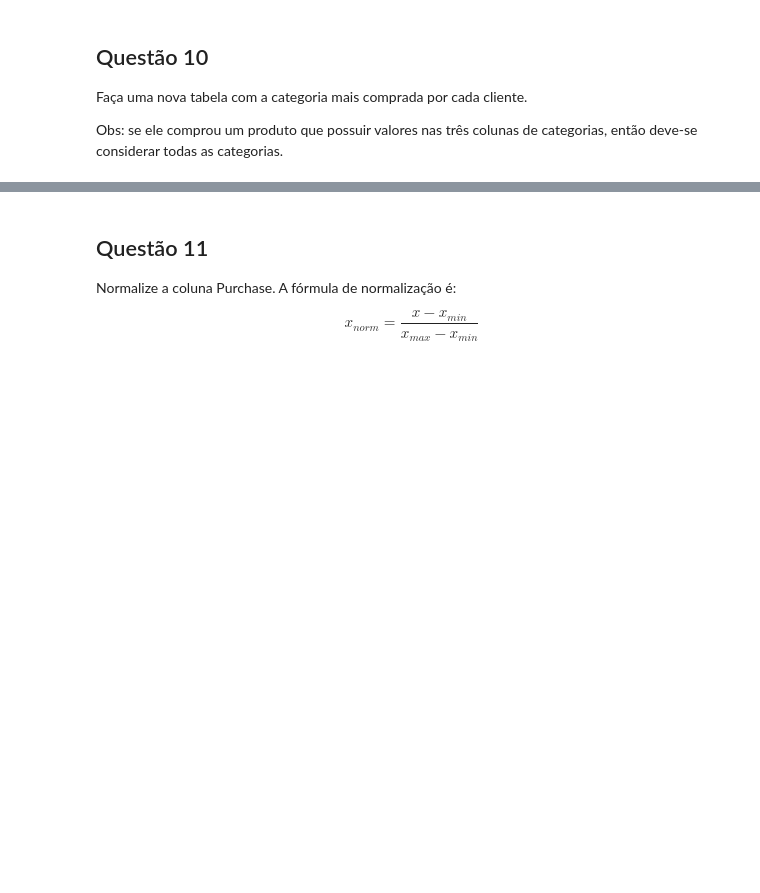
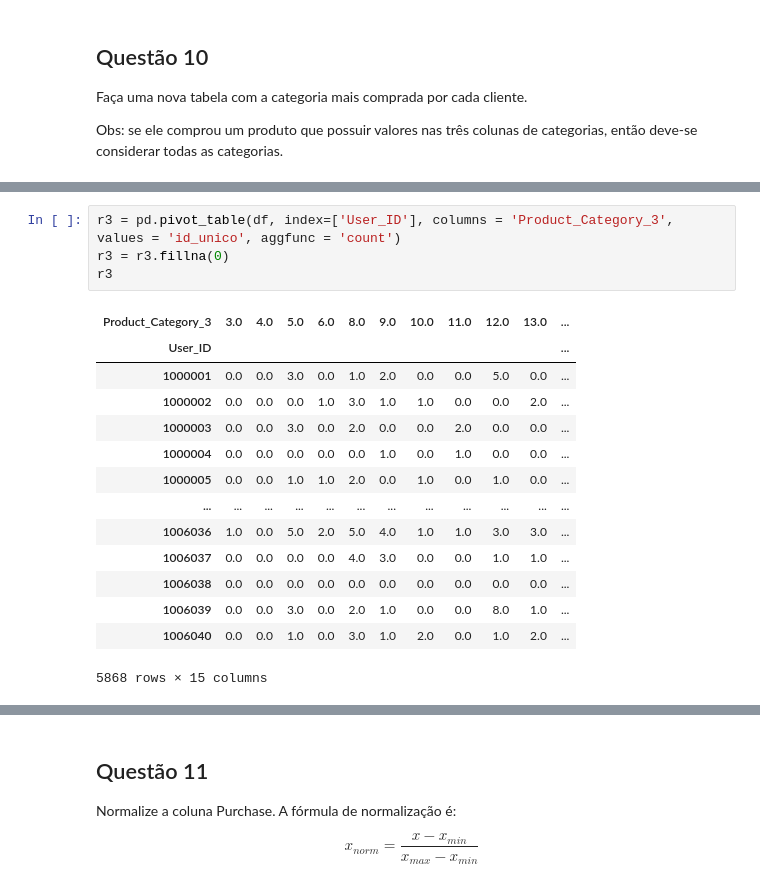
Before and after one commit to saulzera/Projeto_Pandas, a Jupyter notebook: Projeto.ipynb, the cells around one changed output, grey strips where cells are left out. Drawn from its saved outputs; the diff is of its cells as text; blank space fills up the shorter version.

```diff
--- a/Projeto.ipynb
+++ b/Projeto.ipynb
@@ -146,0 +195,19 @@ pd.pivot_table(df2, values=['Product_Category_1', 'Product_Category_2', 'Product
+# %%
+r3 = pd.pivot_table(df, index=['User_ID'], columns = 'Product_Category_3', values = 'id_unico', aggfunc = 'count')
+r3 = r3.fillna(0)
+r3
+# %% [output]
+| Product_Category_3 | 3.0 | 4.0 | 5.0 | 6.0 | 8.0 | 9.0 | 10.0 | 11.0 | 12.0 | 13.0 | ... |
+| User_ID |  |  |  |  |  |  |  |  |  |  | ... |
+| 1000001 | 0.0 | 0.0 | 3.0 | 0.0 | 1.0 | 2.0 | 0.0 | 0.0 | 5.0 | 0.0 | ... |
+| 1000002 | 0.0 | 0.0 | 0.0 | 1.0 | 3.0 | 1.0 | 1.0 | 0.0 | 0.0 | 2.0 | ... |
+| 1000003 | 0.0 | 0.0 | 3.0 | 0.0 | 2.0 | 0.0 | 0.0 | 2.0 | 0.0 | 0.0 | ... |
+| 1000004 | 0.0 | 0.0 | 0.0 | 0.0 | 0.0 | 1.0 | 0.0 | 1.0 | 0.0 | 0.0 | ... |
+| 1000005 | 0.0 | 0.0 | 1.0 | 1.0 | 2.0 | 0.0 | 1.0 | 0.0 | 1.0 | 0.0 | ... |
+| ... | ... | ... | ... | ... | ... | ... | ... | ... | ... | ... | ... |
+| 1006036 | 1.0 | 0.0 | 5.0 | 2.0 | 5.0 | 4.0 | 1.0 | 1.0 | 3.0 | 3.0 | ... |
+| 1006037 | 0.0 | 0.0 | 0.0 | 0.0 | 4.0 | 3.0 | 0.0 | 0.0 | 1.0 | 1.0 | ... |
+| 1006038 | 0.0 | 0.0 | 0.0 | 0.0 | 0.0 | 0.0 | 0.0 | 0.0 | 0.0 | 0.0 | ... |
+| 1006039 | 0.0 | 0.0 | 3.0 | 0.0 | 2.0 | 1.0 | 0.0 | 0.0 | 8.0 | 1.0 | ... |
+| 1006040 | 0.0 | 0.0 | 1.0 | 0.0 | 3.0 | 1.0 | 2.0 | 0.0 | 1.0 | 2.0 | ... |
+5868 rows × 15 columns
```
Also changed, not shown: parts of 46 cells of this notebook.
